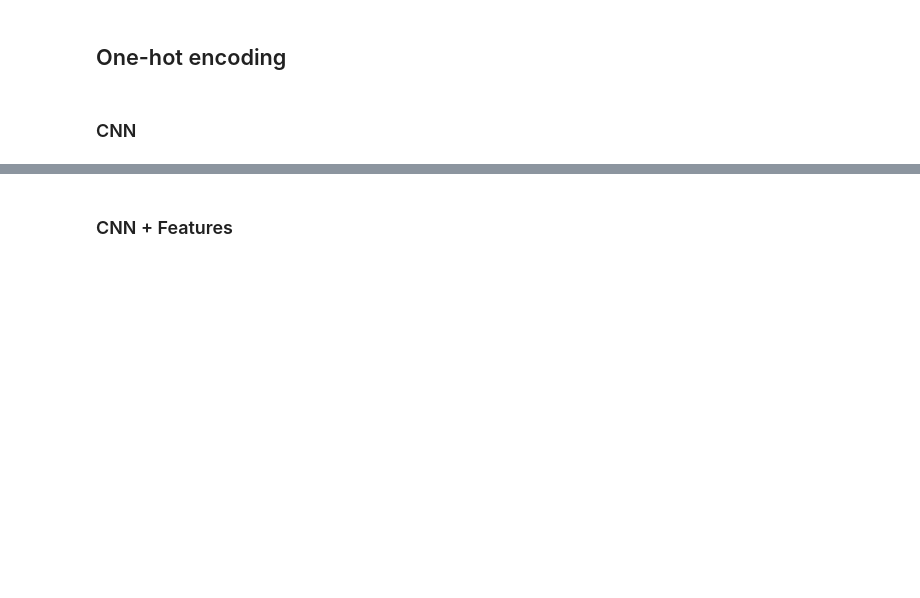
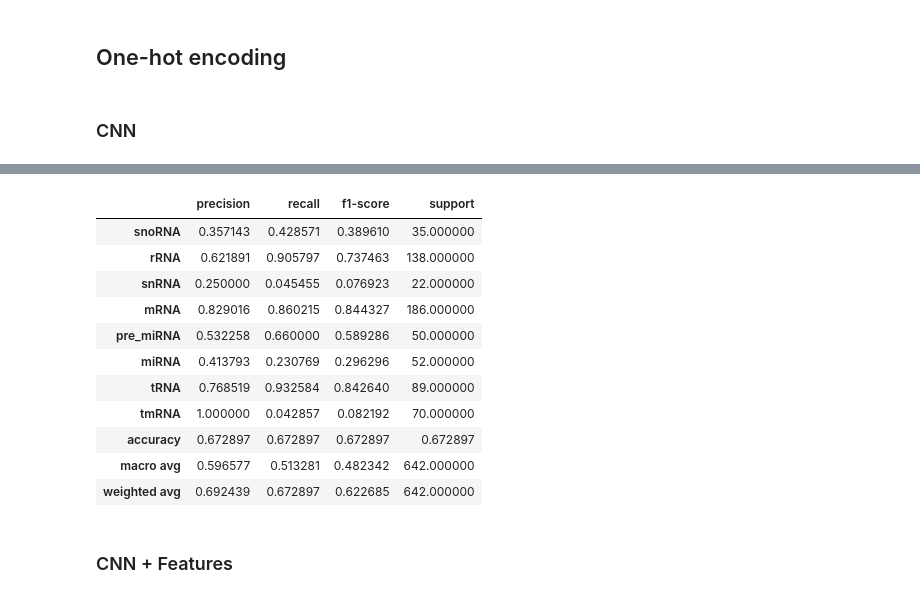
Before and after one commit to brenoslivio/BioDeepFuse, a Jupyter notebook: experiments.ipynb, the cells around one changed output, grey strips where cells are left out. Drawn from its saved outputs; the diff is of its cells as text; code cells hidden in the pictures; blank space fills up the shorter version.

```diff
--- a/experiments.ipynb
+++ b/experiments.ipynb
@@ -137,0 +227,22 @@ pd.DataFrame(classification_report(test.labels, y_pred, target_names=test.names,
+# %%
+# Input layer
+input_layer = Input(shape=(max_len, 4))
+
+# CNN layers
+conv1 = Conv1D(filters=128, kernel_size=3, activation='relu')(input_layer)
+dropout1 = Dropout(0.5)(conv1)
+max_pool1 = MaxPooling1D(pool_size=2)(dropout1)
+
+lstm1 = Bidirectional(LSTM(128))(max_pool1)
+
+dense1 = Dense(128, activation='relu', kernel_regularizer=l1_l2(l1=1e-5, l2=1e-4))(lstm1)
+dropout2 = Dropout(0.5)(dense1)
+output_layer = Dense(8, activation='softmax')(dropout2)
+
+model = Model(inputs=input_layer, outputs=output_layer)
+
+# Compile and train the model
+model.compile(loss='categorical_crossentropy', optimizer='adam',
+              metrics= [tf.keras.metrics.Precision(name="Precision")])
+
+model.summary()
@@ -137,0 +270,7 @@ pd.DataFrame(classification_report(test.labels, y_pred, target_names=test.names,
+# %%
+callbacks = [
+    EarlyStopping(monitor='val_loss', patience=5, verbose=1),
+    ReduceLROnPlateau(monitor='val_loss', factor=0.2, patience=2, verbose=1)
+]
+
+model.fit(train_data.seqs, train_data.labels, batch_size=32, epochs=10, validation_split=0.1, callbacks=callbacks)
@@ -137,0 +296,10 @@ pd.DataFrame(classification_report(test.labels, y_pred, target_names=test.names,
+# %%
+# Model prediction
+model_pred = model.predict(test_data.seqs)
+y_pred = np.argmax(model_pred, axis=1)
+y_true = np.argmax(test_data.labels, axis=1)
+
+# Classification report
+report = classification_report(y_true, y_pred, target_names=test_data.names, output_dict=True)
+pd.DataFrame(report).T
+# %% [output]
@@ -138,3 +307,15 @@ pd.DataFrame(classification_report(test.labels, y_pred, target_names=test.names,
+|  | precision | recall | f1-score | support |
+| snoRNA | 0.357143 | 0.428571 | 0.389610 | 35.000000 |
+| rRNA | 0.621891 | 0.905797 | 0.737463 | 138.000000 |
+| snRNA | 0.250000 | 0.045455 | 0.076923 | 22.000000 |
+| mRNA | 0.829016 | 0.860215 | 0.844327 | 186.000000 |
+| pre_miRNA | 0.532258 | 0.660000 | 0.589286 | 50.000000 |
+| miRNA | 0.413793 | 0.230769 | 0.296296 | 52.000000 |
+| tRNA | 0.768519 | 0.932584 | 0.842640 | 89.000000 |
+| tmRNA | 1.000000 | 0.042857 | 0.082192 | 70.000000 |
+| accuracy | 0.672897 | 0.672897 | 0.672897 | 0.672897 |
+| macro avg | 0.596577 | 0.513281 | 0.482342 | 642.000000 |
+| weighted avg | 0.692439 | 0.672897 | 0.622685 | 642.000000 |
 # %% [markdown]
 ### CNN + Features
 # %%
```
Also changed, not shown: parts of 46 cells of this notebook, 1 other file.
